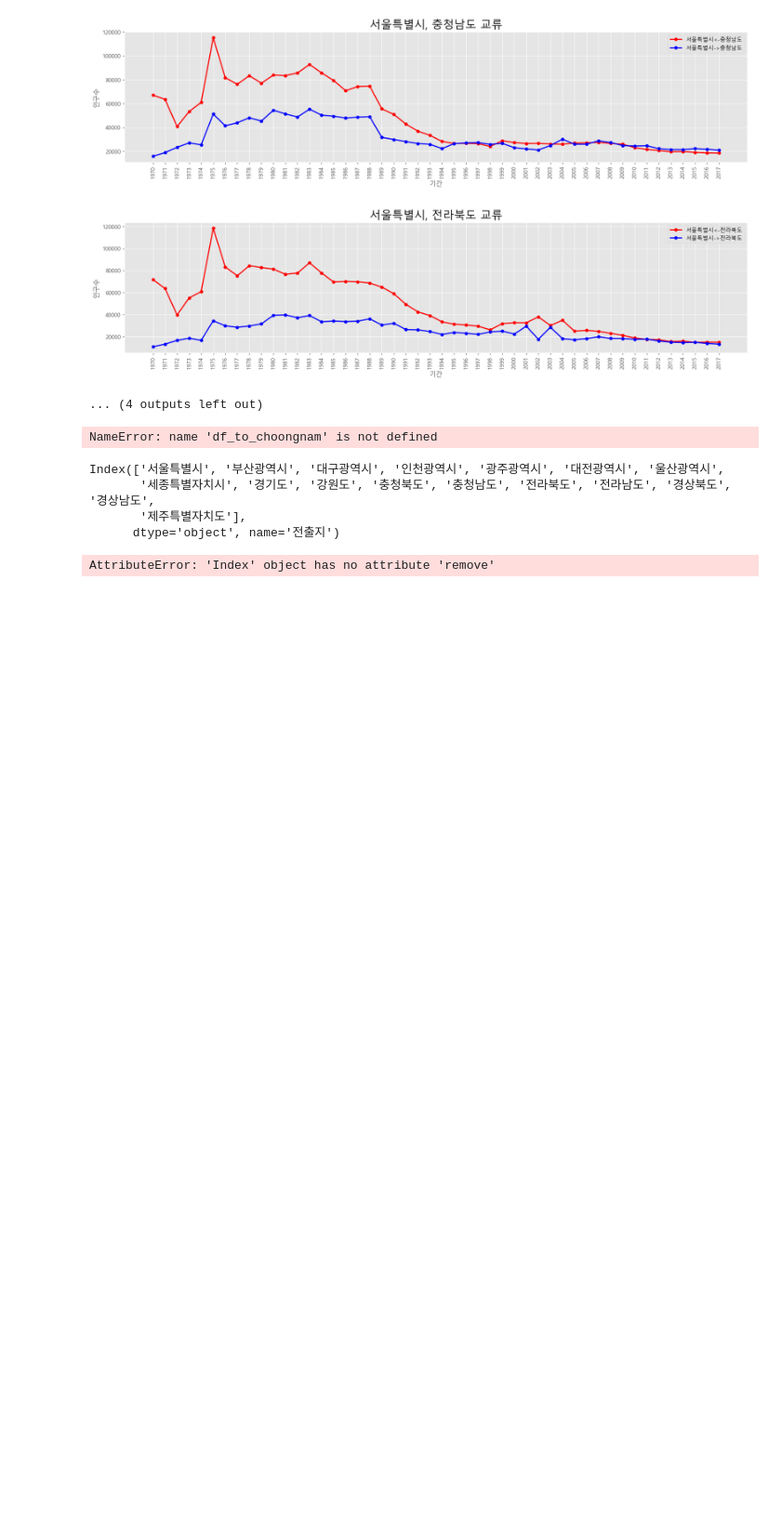
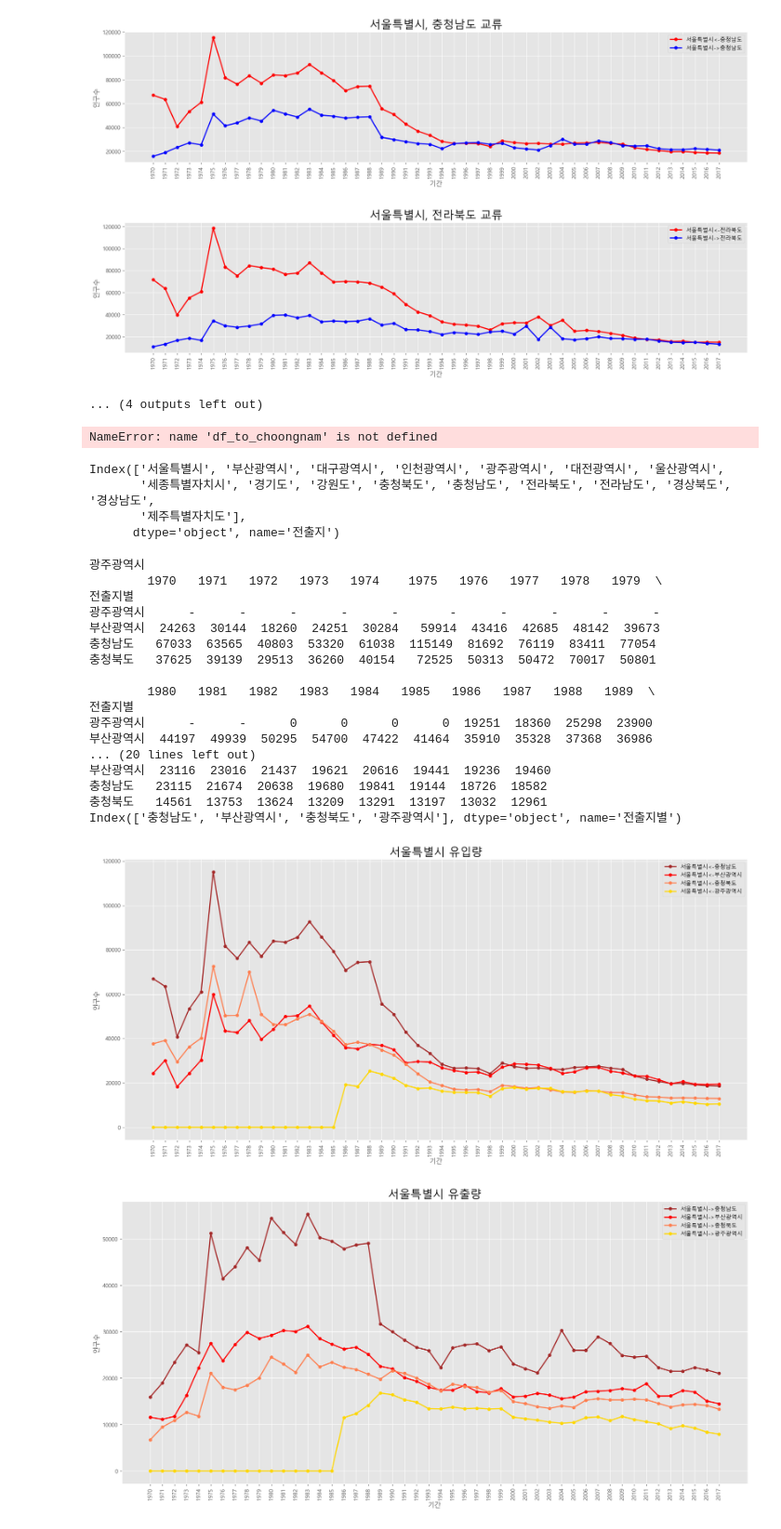
Before and after one commit to yjs3402/python_YJS, a Jupyter notebook: 판다스/판다스천안유입.ipynb, the cells around one changed output. Shown at 93% size. Drawn from its saved outputs; the diff is of its cells as text; code cells hidden in the pictures; blank space fills up the shorter version.

```diff
--- a/판다스/판다스천안유입.ipynb
+++ b/판다스/판다스천안유입.ipynb
@@ -334,12 +334,11 @@ Index(['서울특별시', '부산광역시', '대구광역시', '인천광역시
 # %%
 def draw_graph(df, standard_location, target_location, draw_type):
     col_years = list(map(str, range(1970, 2018)))
-    target_location.remove(standard_location)
+    # target_location.remove(standard_location)
     target_location = pd.Series(target_location)
-    # target_location = target_location[target_location != standard_location]
+    target_location = target_location[target_location != standard_location]
+    print(target_location[1])
 
-
-    print(target_location)
     df_inflow = pd.DataFrame(columns=df.columns)
     df_outflow = pd.DataFrame(columns=df.columns)
 
@@ -378,6 +377,9 @@ def draw_graph(df, standard_location, target_location, draw_type):
         # df_outflow = df_outflow.drop(['평균'], axis=1)
 
     # print(df_inflow)
+
+    target_location = df_inflow.index
+    print(target_location)
 
     df_flows = [df_inflow, df_outflow]
 
@@ -399,32 +401,51 @@ def draw_graph(df, standard_location, target_location, draw_type):
             if draw_type == 'by city':
                 df_axes = df_flows[graph_num].iloc[ax_num]
                 direction = directions[graph_num]
                 target_loca = target_location[ax_num]
             elif draw_type == 'by type':
                 df_axes = df_flows[ax_num].iloc[graph_num]
                 df_axes = df_axes[:len(df_axes) - 1]
                 direction = directions[ax_num]
                 target_loca = target_location[graph_num]
             color_ax = colorss[graph_num]
 
             ax.plot(col_years, df_axes, marker='o', markerfacecolor=color_ax,
                     markersize=5, color=color_ax,  linewidth=2, label=f'{standard_location}{direction}{target_loca}')
 
         if draw_type == 'by city':
             title = f'{standard_location}, {target_location[ax_num]} 교류'
         elif draw_type == 'by type':
             title = f'{standard_location} {flows[ax_num]}'
         ax.legend(loc='best')
         ax.set_title(title, size=20)
         ax.set_xlabel('기간', size=12)
         ax.set_ylabel('인구수', size=12)
         ax.set_xticks(range(len(col_years)))
         ax.set_xticklabels(col_years, rotation=90)
         ax.tick_params(axis='x', labelsize=10)
         ax.tick_params(axis='y', labelsize=10)
 
         plt.show()
 
-draw_graph(df, '서울특별시', city_list, 'by type')
+# ['서울특별시', '광주광역시', '부산광역시', '충청남도', '충청북도']
+draw_graph(df, '서울특별시', ['서울특별시', '광주광역시', '부산광역시', '충청남도', '충청북도'], 'by type')
 # %% [output]
-AttributeError: 'Index' object has no attribute 'remove'
+광주광역시
+        1970   1971   1972   1973   1974    1975   1976   1977   1978   1979  \
+전출지별
+광주광역시      -      -      -      -      -       -      -      -      -      -
+부산광역시  24263  30144  18260  24251  30284   59914  43416  42685  48142  39673
+충청남도   67033  63565  40803  53320  61038  115149  81692  76119  83411  77054
+충청북도   37625  39139  29513  36260  40154   72525  50313  50472  70017  50801
+
+        1980   1981   1982   1983   1984   1985   1986   1987   1988   1989  \
+전출지별
+광주광역시      -      -      0      0      0      0  19251  18360  25298  23900
+부산광역시  44197  49939  50295  54700  47422  41464  35910  35328  37368  36986
+... (20 lines left out)
+부산광역시  23116  23016  21437  19621  20616  19441  19236  19460
+충청남도   23115  21674  20638  19680  19841  19144  18726  18582
+충청북도   14561  13753  13624  13209  13291  13197  13032  12961
+Index(['충청남도', '부산광역시', '충청북도', '광주광역시'], dtype='object', name='전출지별')
+[figure, added]
+[figure, added]
```
